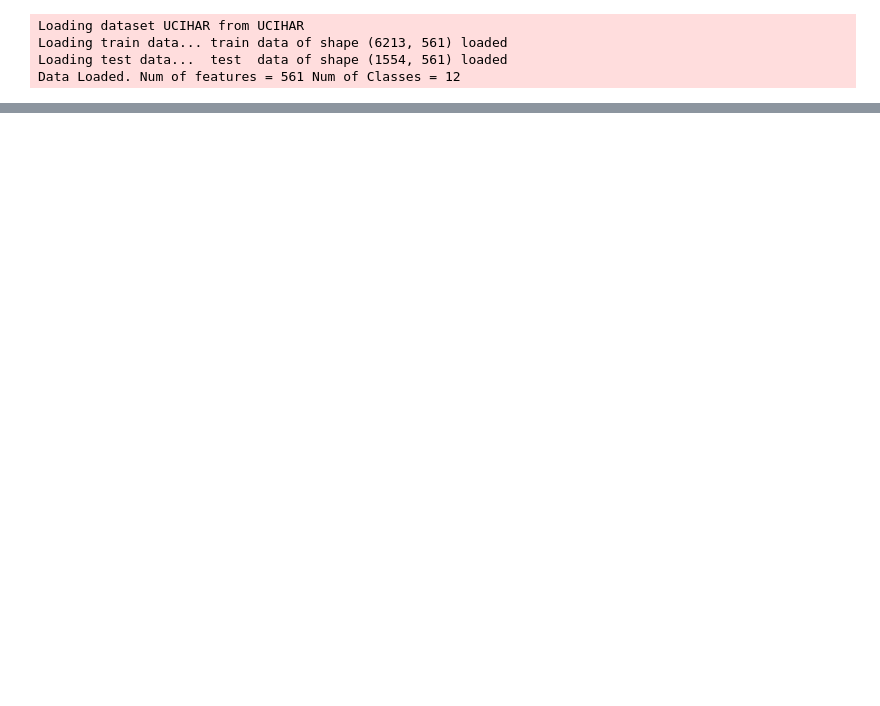
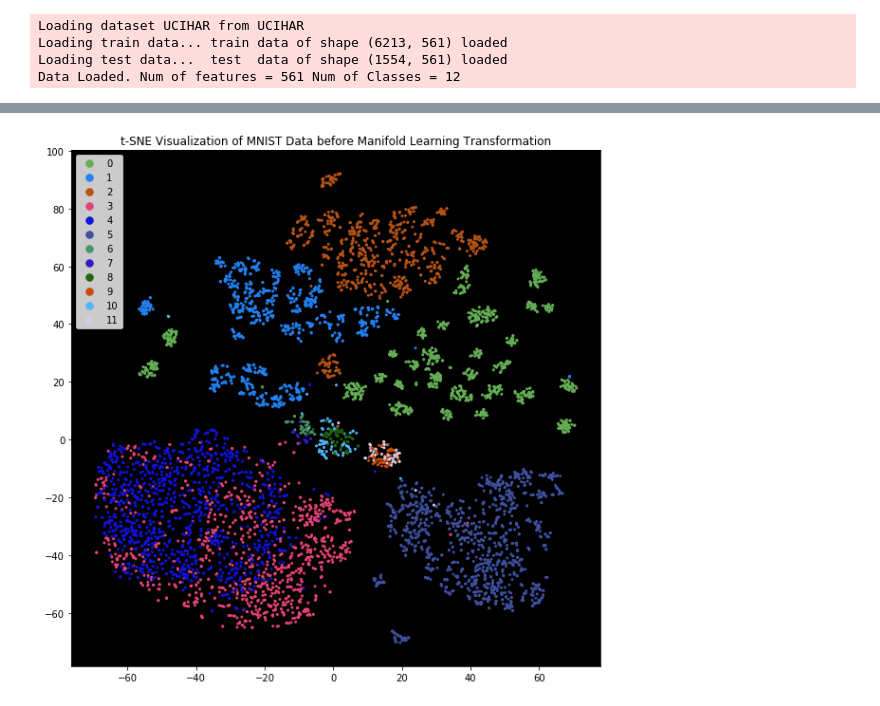
Before and after one commit to ZhuowenZou/HDComputing, a Jupyter notebook: manifold.ipynb, the cells around one changed output, grey strips where cells are left out. Cells and saved outputs as stored; diff of their text form; code cells hidden in the pictures; blank space fills up the shorter version.

```diff
--- a/manifold.ipynb
+++ b/manifold.ipynb
@@ -121,4 +170,6 @@ Data Loaded. Num of features = 561 Num of Classes = 12
 # %%
-# data cropping
-traindata = traindata[:25000]
-testdata = testdata[:5000]
+# Data cropping, if needed
+traindata = traindata[:20000]
+trainlabels = trainlabels[:20000]
+testdata = testdata[: 10000]
+testlabels = testlabels[: 10000]
@@ -253,0 +390,3 @@ HBox(children=(IntProgress(value=0, description='epochs', max=250, style=Progres
+# %%
+# get 2D embedding of baseline projection
+train_embedded = TSNE(n_components=2).fit_transform(traindata)
@@ -253,0 +427,17 @@ HBox(children=(IntProgress(value=0, description='epochs', max=250, style=Progres
+# %%
+plt.figure(figsize=(10, 10))
+plt.title("t-SNE Visualization of MNIST Data before Manifold Learning Transformation")
+
+plt.scatter(train_embedded[:,0], train_embedded[:,1], c = colors, s = 4)
+
+
+legends = np.asarray([plt.plot([], color = color, marker = ".", markersize = 15, linestyle = "None") for color in cmap])
+plt.legend(legends[:,0], list(range(len(cmap))))
+
+ax = plt.gca()
+ax.set_facecolor((0, 0, 0))
+#plt.savefig('fig/'+clst_type+"_"+str(eps)+"_"+data_type+"_"+str(figsize)+".png")
+#plt.clf()
+plt.show()
+# %% [output]
+[figure, added]
```
Also changed, not shown: parts of 26 cells of this notebook, 5 other files.
